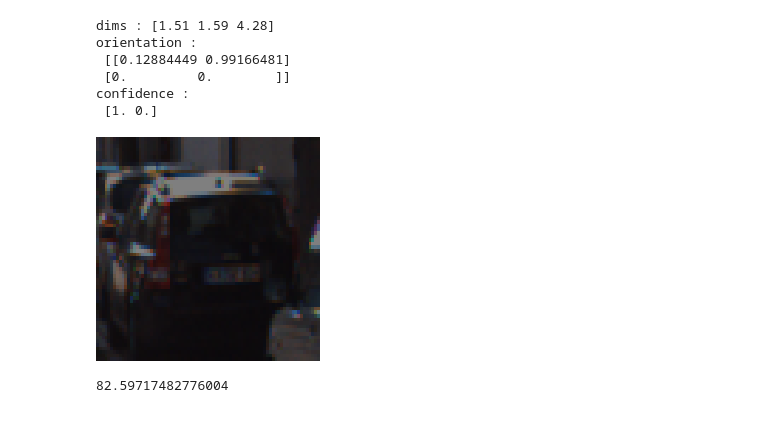
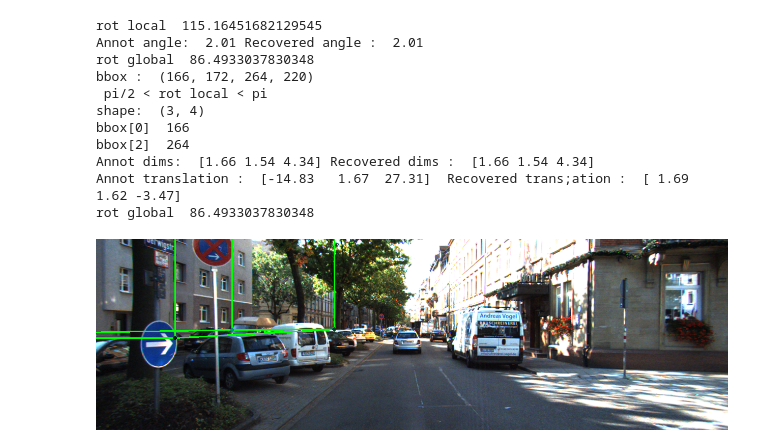
Before and after one commit to yoyomolinas/deep-threed-box, a Jupyter notebook: train.ipynb, the cells around one changed output. Cells and saved outputs as stored; diff of their text form; code cells hidden in the pictures.

```diff
--- a/train.ipynb
+++ b/train.ipynb
@@ -13,2 +39,20 @@ kitti_reader = reader.KittiReader()
 # %%
 gen = datagen.BatchGenerator(kitti_reader, jitter = True, mode = 'train')
+
+x, y = gen.__getitem__(0)
+
+x = gen.visualize(325)
+Image.fromarray(cv2.cvtColor(x[0], cv2.COLOR_BGR2RGB))
+# %% [output]
+rot local  115.16451682129545
+Annot angle:  2.01 Recovered angle :  2.01
+rot global  86.4933037830348
+bbox :  (166, 172, 264, 220)
+ pi/2 < rot local < pi
+shape:  (3, 4)
+bbox[0]  166
+bbox[2]  264
+Annot dims:  [1.66 1.54 4.34] Recovered dims :  [1.66 1.54 4.34]
+Annot translation :  [-14.83   1.67  27.31]  Recovered trans;ation :  [ 1.69  1.62 -3.47]
+rot global  86.4933037830348
+[figure, added]
@@ -17,18 +58,0 @@ x, y = gen.__getitem__(1)
-# %%
-j = 3
-print("dims :", y[0][j])
-print("orientation :\n", y[1][j])
-print("confidence :\n", y[2][j])
-Image.fromarray(x[j])
-# %% [output]
-dims : [1.51 1.59 4.28]
-orientation :
- [[0.12884449 0.99166481]
- [0.         0.        ]]
-confidence :
- [1. 0.]
-[figure, removed]
-# %%
-180 * np.arcsin(y[1][j][0, :])[1] / np.pi
-# %% [output]
-82.59717482776004
```
Also changed, not shown: parts of 3 cells of this notebook, 5 other files.
